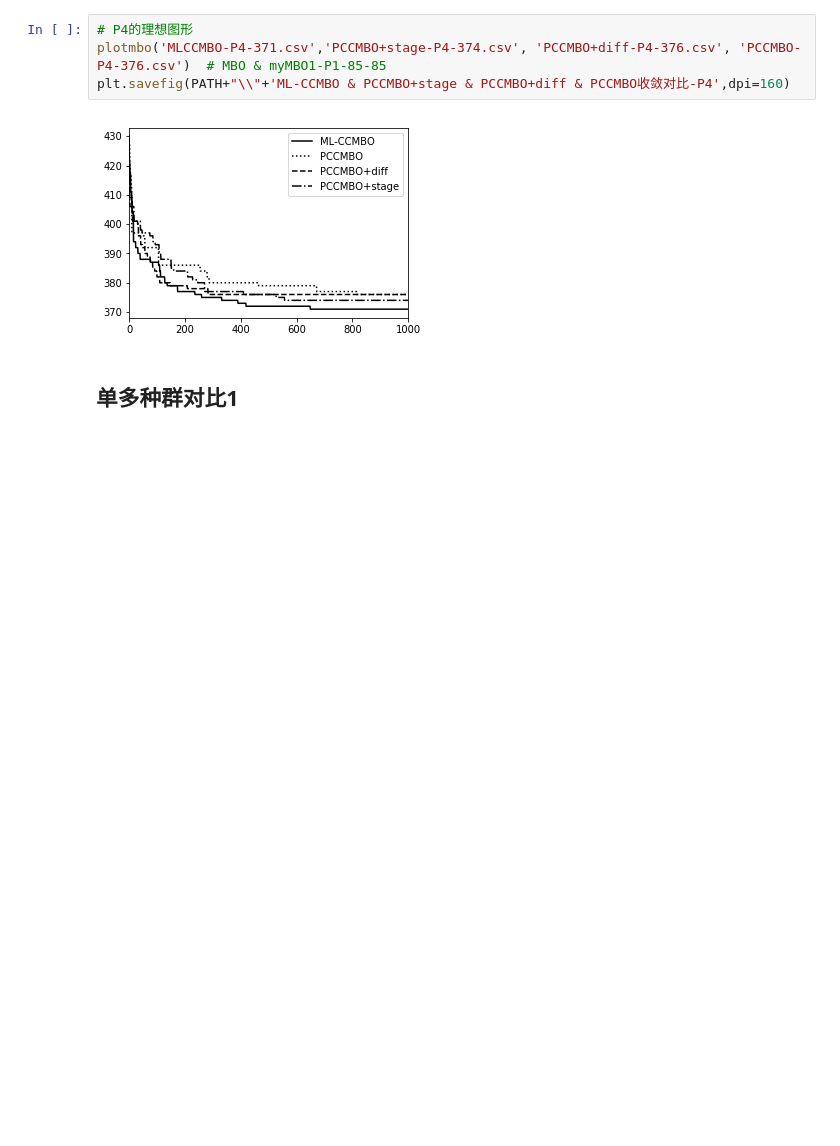
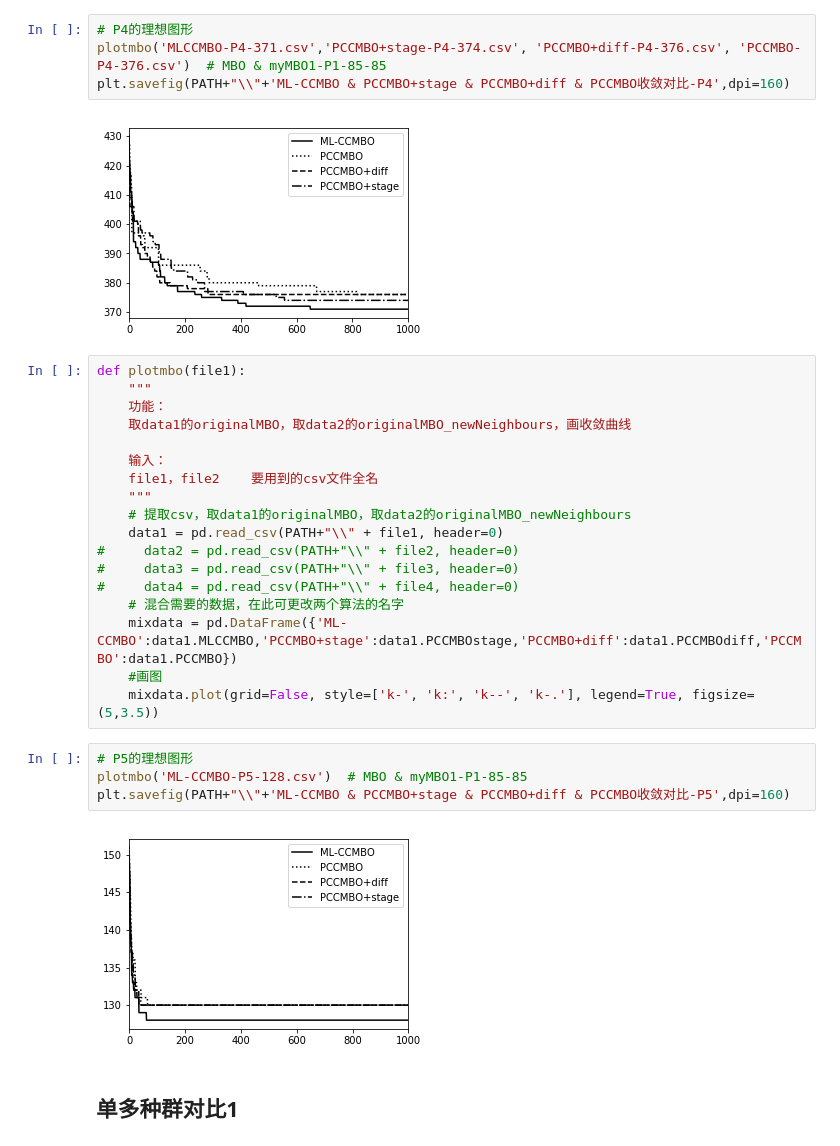
Before and after one commit to dawnohdawn/multi-object-JSSP-with-lot-spliting, a Jupyter notebook: 选择数据画收敛图.ipynb, the cells around one changed output. Saved outputs shown, nothing was run; the diff lists cells and outputs as text; blank space fills up the shorter version.

```diff
--- a/选择数据画收敛图.ipynb
+++ b/选择数据画收敛图.ipynb
@@ -233,6 +233,30 @@ plotmbo('MLCCMBO-P4-371.csv','PCCMBO+stage-P4-374.csv', 'PCCMBO+diff-P4-376.csv'
 plt.savefig(PATH+"\\"+'ML-CCMBO & PCCMBO+stage & PCCMBO+diff & PCCMBO收敛对比-P4',dpi=160)
 # %% [output]
 [figure]
+# %%
+def plotmbo(file1):
+    """
+    功能：
+    取data1的originalMBO，取data2的originalMBO_newNeighbours，画收敛曲线
+
+    输入：
+    file1，file2    要用到的csv文件全名
+    """
+    # 提取csv，取data1的originalMBO，取data2的originalMBO_newNeighbours
+    data1 = pd.read_csv(PATH+"\\" + file1, header=0)
+#     data2 = pd.read_csv(PATH+"\\" + file2, header=0)
+#     data3 = pd.read_csv(PATH+"\\" + file3, header=0)
+#     data4 = pd.read_csv(PATH+"\\" + file4, header=0)
+    # 混合需要的数据，在此可更改两个算法的名字
+    mixdata = pd.DataFrame({'ML-CCMBO':data1.MLCCMBO,'PCCMBO+stage':data1.PCCMBOstage,'PCCMBO+diff':data1.PCCMBOdiff,'PCCMBO':data1.PCCMBO})
+    #画图
+    mixdata.plot(grid=False, style=['k-', 'k:', 'k--', 'k-.'], legend=True, figsize=(5,3.5))
+# %%
+# P5的理想图形
+plotmbo('ML-CCMBO-P5-128.csv')  # MBO & myMBO1-P1-85-85
+plt.savefig(PATH+"\\"+'ML-CCMBO & PCCMBO+stage & PCCMBO+diff & PCCMBO收敛对比-P5',dpi=160)
+# %% [output]
+[figure, added]
 # %% [markdown]
 ## 单多种群对比1
 # %%
```
Also changed, not shown: parts of 13 cells of this notebook, 28 other files.
